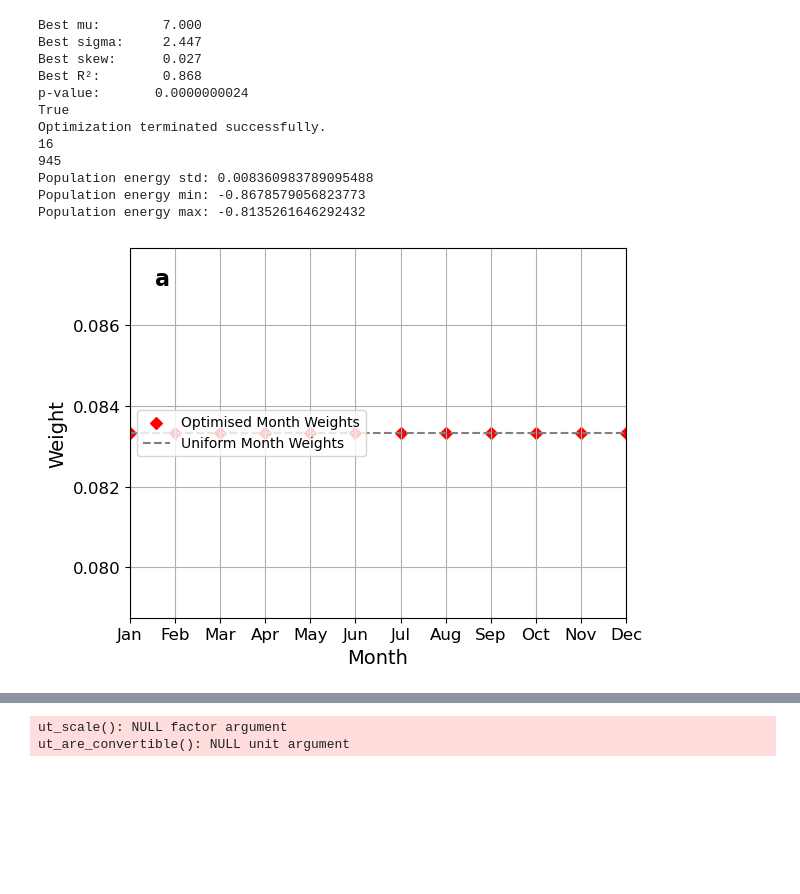
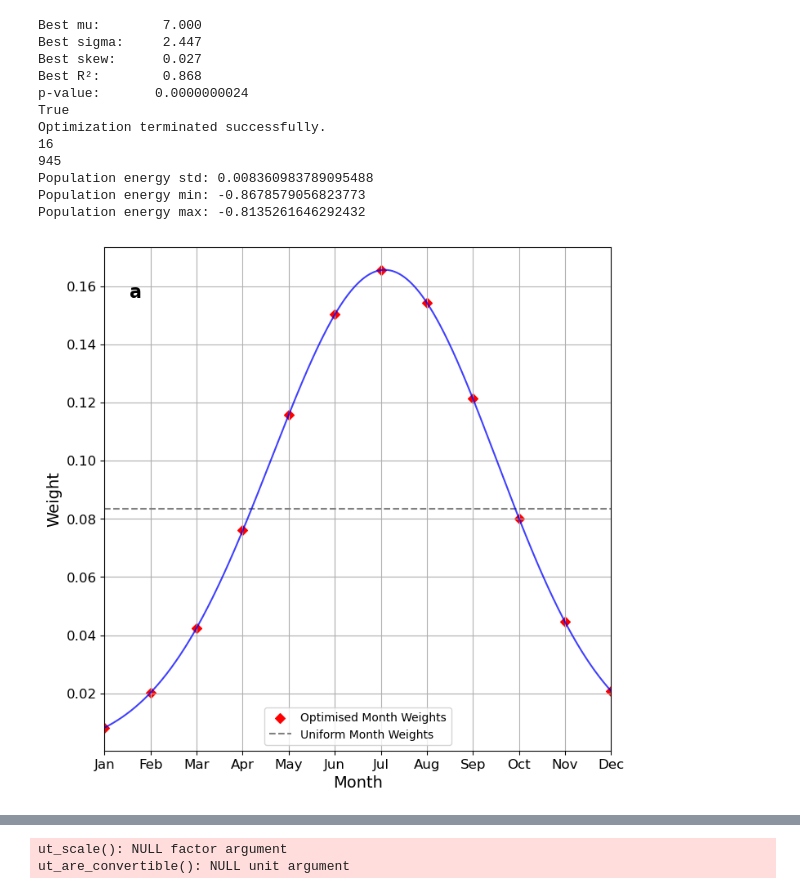
Before and after one commit to mattpollock100/FutureComparisons, a Jupyter notebook: 1pctCO2_EnergyBudget_single_model.ipynb, the cells around one changed output, grey strips where cells are left out. Saved outputs shown, nothing was run; the diff lists cells and outputs as text; code cells hidden in the pictures; blank space fills up the shorter version.

Commit message:
more plotting improvements

```diff
--- a/1pctCO2_EnergyBudget_single_model.ipynb
+++ b/1pctCO2_EnergyBudget_single_model.ipynb
@@ -1657,21 +1660,72 @@ if use_sw_weight:
     print(f"Best R²:        {best_r2:.3f}")
 # %%
 
-month_weights = skewed_gaussian_month_weights(mu=best_mu, sigma=best_sigma, skew=best_skew)
-month_weights_fine = skewed_gaussian_month_weights(mu=best_mu, sigma=best_sigma, skew=best_skew, x=np.linspace(1, 13, 1000, endpoint=False))
-#month_weights = np.ones(12) / 12  # Override with uniform weights for plotting
-#month_weights = np.array([0,0,0,0,0,1,1,0,0,0,0,0]) / 3.0 # Override with idealised weights for plotting
-plt.scatter(months, month_weights,  marker='D', color='red', label='Optimised Month Weights')
-plt.plot(months, np.ones(12) / 12 ,  linestyle='--', color='gray', label='Uniform Month Weights')
-#plt.plot(np.linspace(0, 12, 1000, endpoint=False), month_weights_fine * month_weights.max() / month_weights_fine.max(), color='blue', alpha=0.75)#, label='Smoothed Month Weights')
-plt.xlabel('Month', fontsize=14)
-plt.ylabel('Weight', fontsize=14)
-plt.gca().tick_params(axis='both', labelsize=12)
-plt.xlim(0, 11)
-#add panel letter
-plt.text(0.05, 0.90, 'a', transform=plt.gca().transAxes, fontsize=16, fontweight='bold')
-plt.grid()
-plt.legend(loc = 'center left')
+fig, ax = plt.subplots(figsize=(8, 8))
+
+
+month_weights = skewed_gaussian_month_weights(
+    mu=best_mu,
+    sigma=best_sigma,
+    skew=best_skew
+)
+
+x_fine = np.linspace(1, 13, 1000, endpoint=False)
+month_weights_fine = skewed_gaussian_month_weights(
+    mu=best_mu,
+    sigma=best_sigma,
+    skew=best_skew,
+    x=x_fine
+)
+
+ax.scatter(
+    np.arange(1, 13),
+    month_weights,
+    marker='D',
+    color='red',
+    label='Optimised Month Weights'
+)
+
+ax.plot(
+    np.arange(1, 13),
+    np.ones(12) / 12,
+    linestyle='--',
+    color='gray',
+    label='Uniform Month Weights'
+)
+
+ax.plot(
+    x_fine,
+    month_weights_fine * month_weights.max() / month_weights_fine.max(),
+    color='blue',
+    alpha=0.75
+)
+
+ax.set_xlabel('Month', fontsize=14)
+ax.set_ylabel('Weight', fontsize=14)
+ax.tick_params(axis='both', labelsize=12)
+
+ax.set_xlim(1, 12)
+ax.set_xticks(np.arange(1, 13))
+ax.set_xticklabels(months)
+
+ax.text(
+    0.05,
+    0.90,
+    'a',
+    transform=ax.transAxes,
+    fontsize=16,
+    fontweight='bold'
+)
+
+ax.grid()
+ax.legend(loc='lower center')
+
+fig.savefig(
+    f'{plot_path}month_weights.png',
+    bbox_inches='tight',
+
+)
+
 plt.show()
 # %% [output]
-[figure, old version]
+[figure, new version]
```
Also changed, not shown: parts of 30 cells of this notebook, 1 other file.
